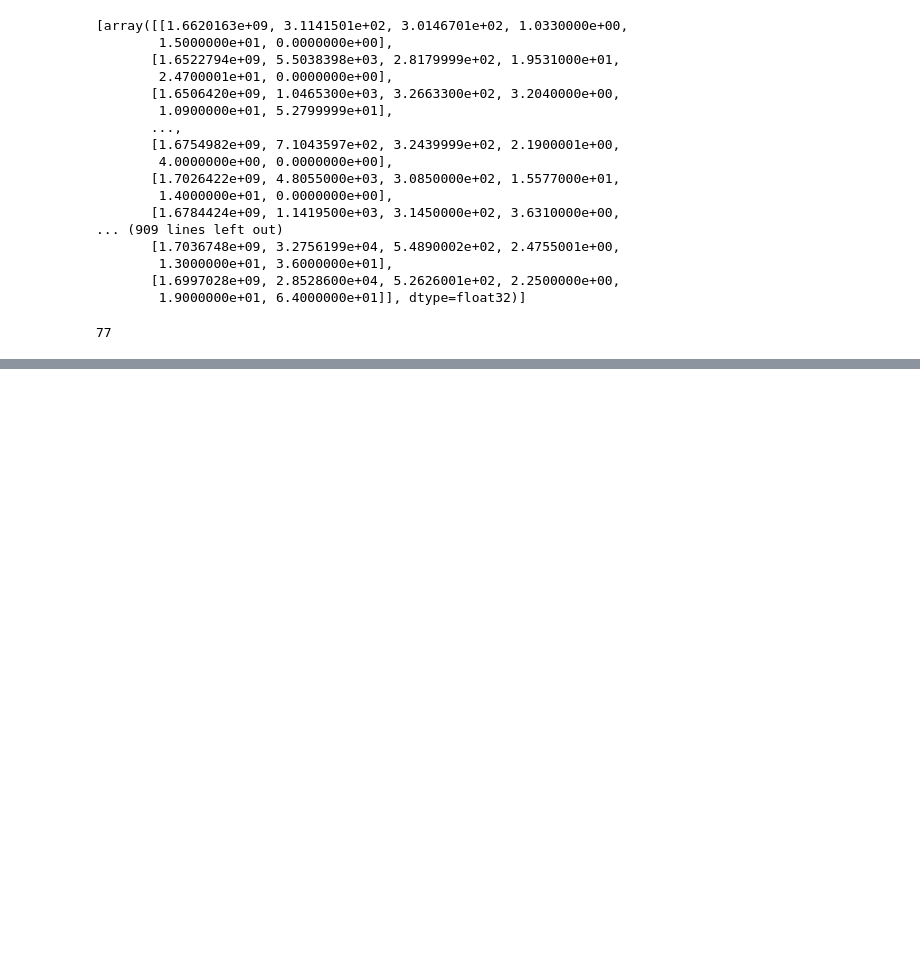
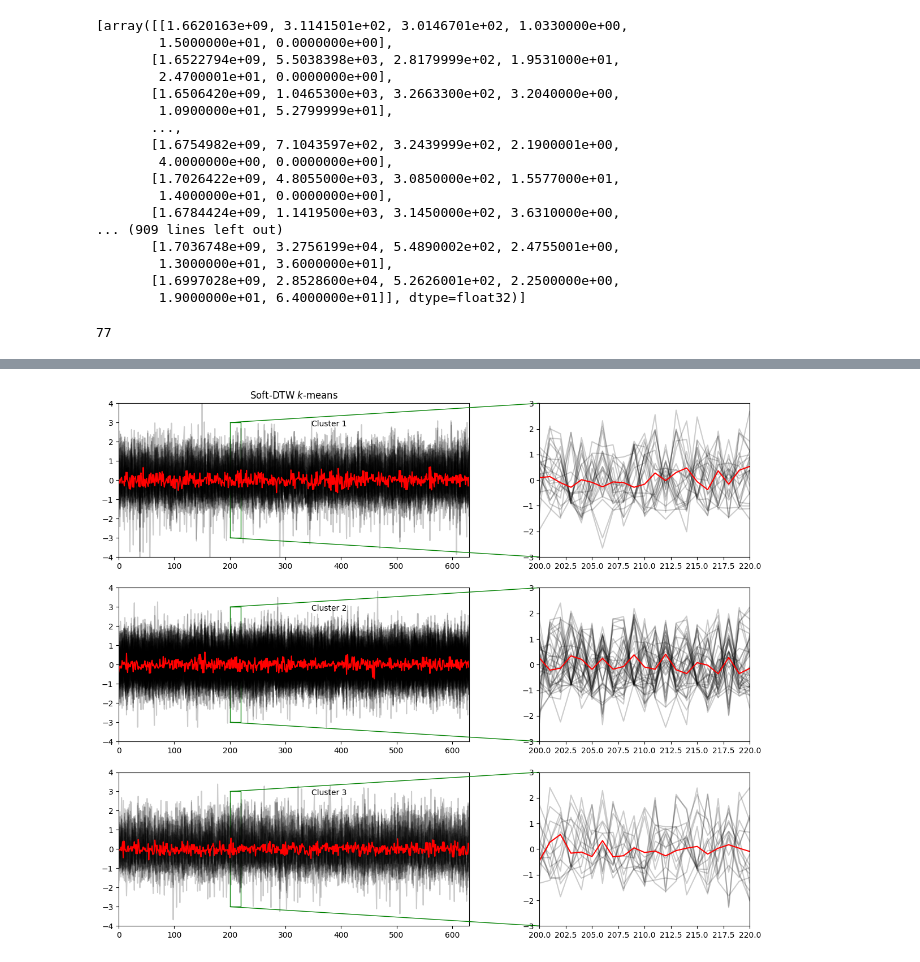
Before and after one commit to sarabreu/thesis_dev, a Jupyter notebook: 5_time_series_clustering/clean_solar.ipynb, the cells around one changed output, grey strips where cells are left out. Cells and saved outputs as stored; diff of their text form; code cells hidden in the pictures; blank space fills up the shorter version.

```diff
--- a/5_time_series_clustering/clean_solar.ipynb
+++ b/5_time_series_clustering/clean_solar.ipynb
@@ -361,0 +297,13 @@ Soft-DTW k-means
+# %%
+# Soft-DTW-k-means
+print("Soft-DTW k-means")
+sdtw_km = TimeSeriesKMeans(n_clusters=3,
+                           metric="softdtw",
+                           metric_params={"gamma": .01},
+                           verbose=True,
+                           random_state=seed)
+y_pred_soft_dtw = sdtw_km.fit_predict(X_train)
+# %%
+zoom_in_plot(X_train, y_pred_soft_dtw, km, sz, 'Soft-DTW')
+# %% [output]
+[figure, added]
```
Also changed, not shown: parts of 19 cells of this notebook.
